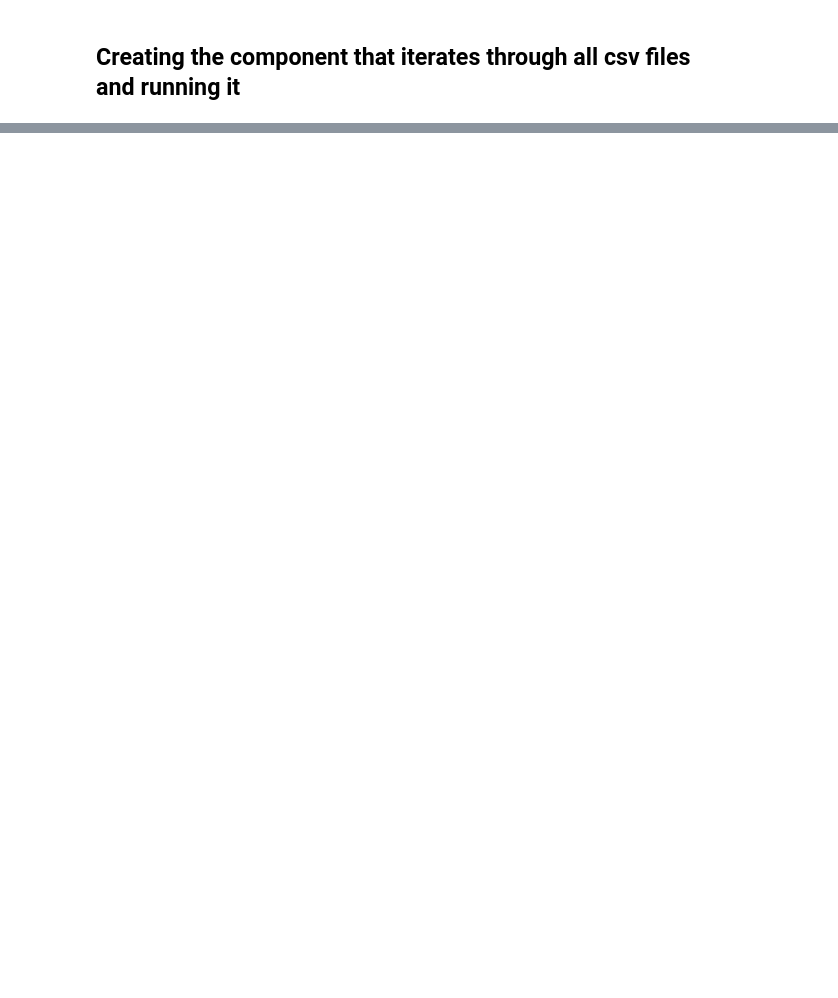
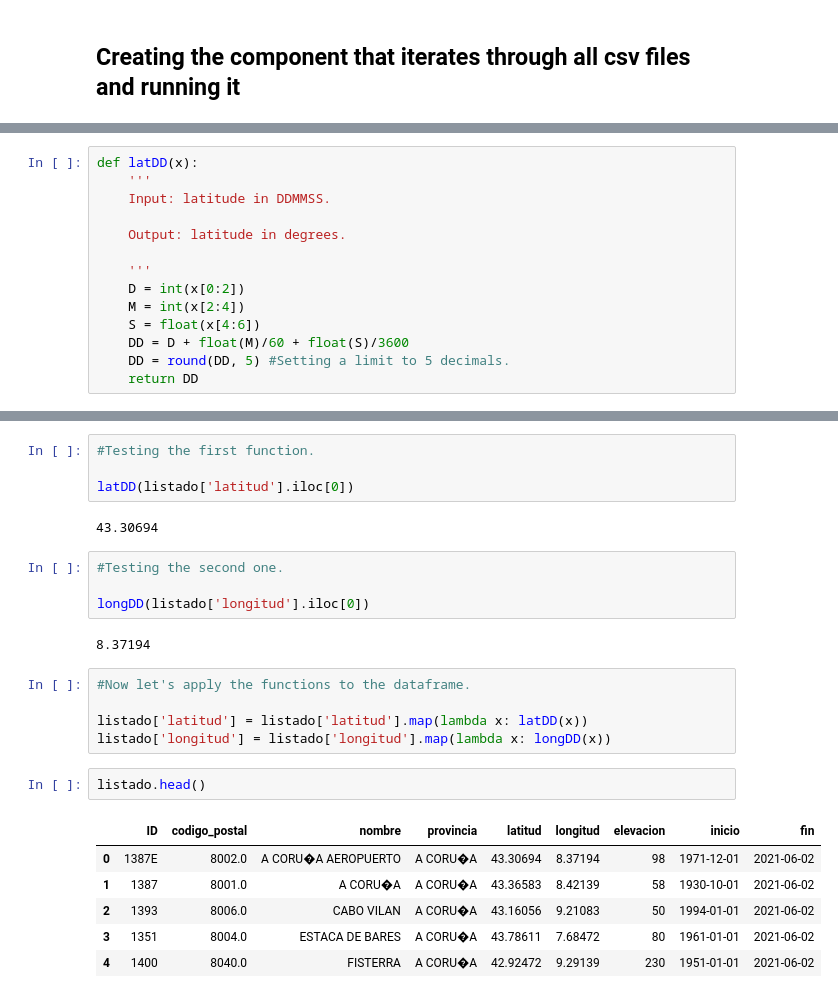
Before and after one commit to on2wheels-es/data, a Jupyter notebook: 7. Creating a climate index.ipynb, the cells around one changed output, grey strips where cells are left out. Saved outputs shown, nothing was run; the diff lists cells and outputs as text; blank space fills up the shorter version.

```diff
--- a/7. Creating a climate index.ipynb
+++ b/7. Creating a climate index.ipynb
@@ -681,0 +699,14 @@ meteo.to_csv('meteo.csv', index=False)
+# %%
+def latDD(x):
+    '''
+    Input: latitude in DDMMSS.
+
+    Output: latitude in degrees.
+
+    '''
+    D = int(x[0:2])
+    M = int(x[2:4])
+    S = float(x[4:6])
+    DD = D + float(M)/60 + float(S)/3600
+    DD = round(DD, 5) #Setting a limit to 5 decimals.
+    return DD
@@ -681,0 +729,26 @@ meteo.to_csv('meteo.csv', index=False)
+# %%
+#Testing the first function.
+
+latDD(listado['latitud'].iloc[0])
+# %% [output]
+43.30694
+# %%
+#Testing the second one.
+
+longDD(listado['longitud'].iloc[0])
+# %% [output]
+8.37194
+# %%
+#Now let's apply the functions to the dataframe.
+
+listado['latitud'] = listado['latitud'].map(lambda x: latDD(x))
+listado['longitud'] = listado['longitud'].map(lambda x: longDD(x))
+# %%
+listado.head()
+# %% [output]
+|  | ID | codigo_postal | nombre | provincia | latitud | longitud | elevacion | inicio | fin |
+| 0 | 1387E | 8002.0 | A CORU�A AEROPUERTO | A CORU�A | 43.30694 | 8.37194 | 98 | 1971-12-01 | 2021-06-02 |
+| 1 | 1387 | 8001.0 | A CORU�A | A CORU�A | 43.36583 | 8.42139 | 58 | 1930-10-01 | 2021-06-02 |
+| 2 | 1393 | 8006.0 | CABO VILAN | A CORU�A | 43.16056 | 9.21083 | 50 | 1994-01-01 | 2021-06-02 |
+| 3 | 1351 | 8004.0 | ESTACA DE BARES | A CORU�A | 43.78611 | 7.68472 | 80 | 1961-01-01 | 2021-06-02 |
+| 4 | 1400 | 8040.0 | FISTERRA | A CORU�A | 42.92472 | 9.29139 | 230 | 1951-01-01 | 2021-06-02 |
```
Also changed, not shown: parts of 27 cells of this notebook, 2 other files.
